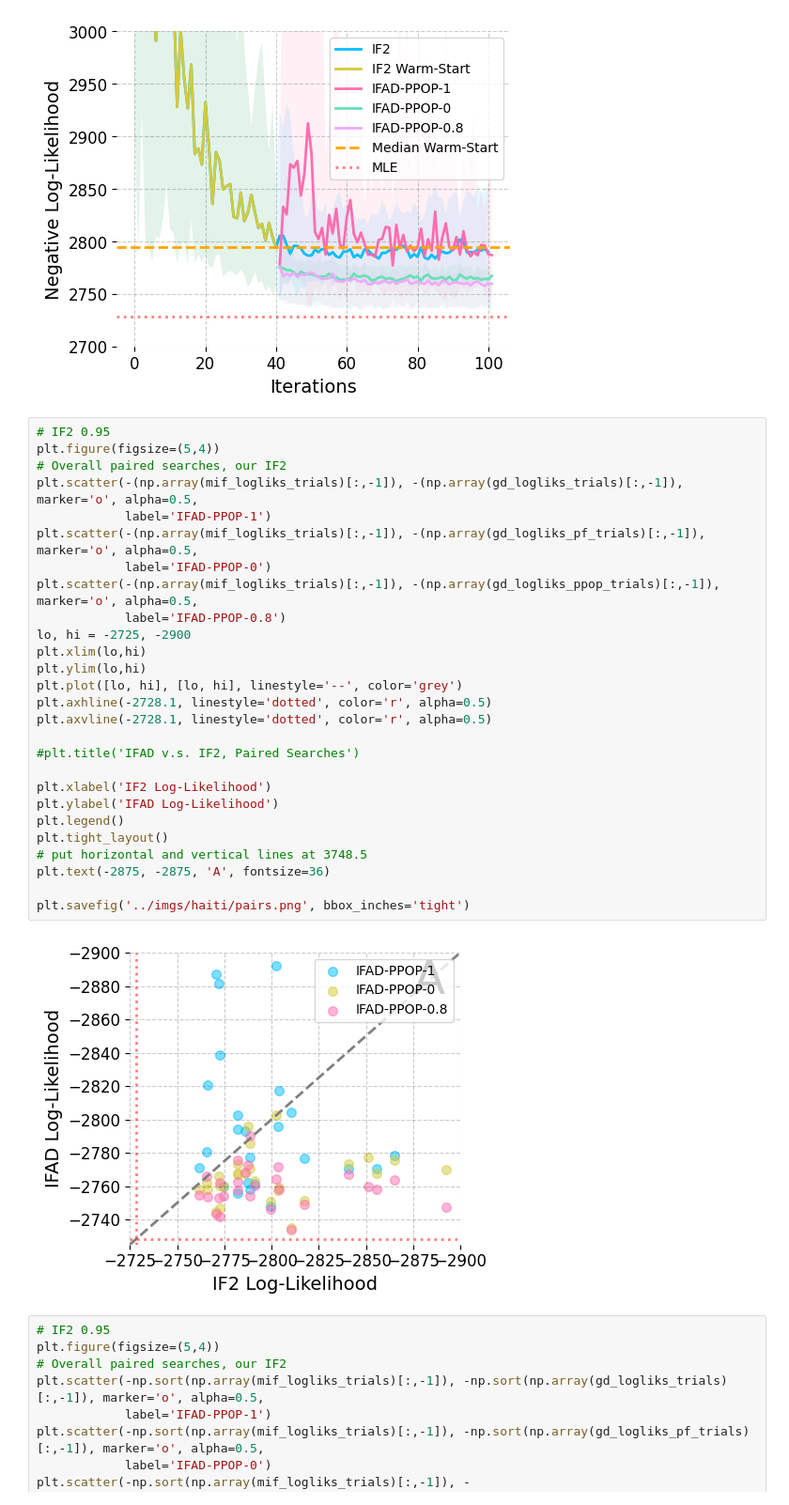
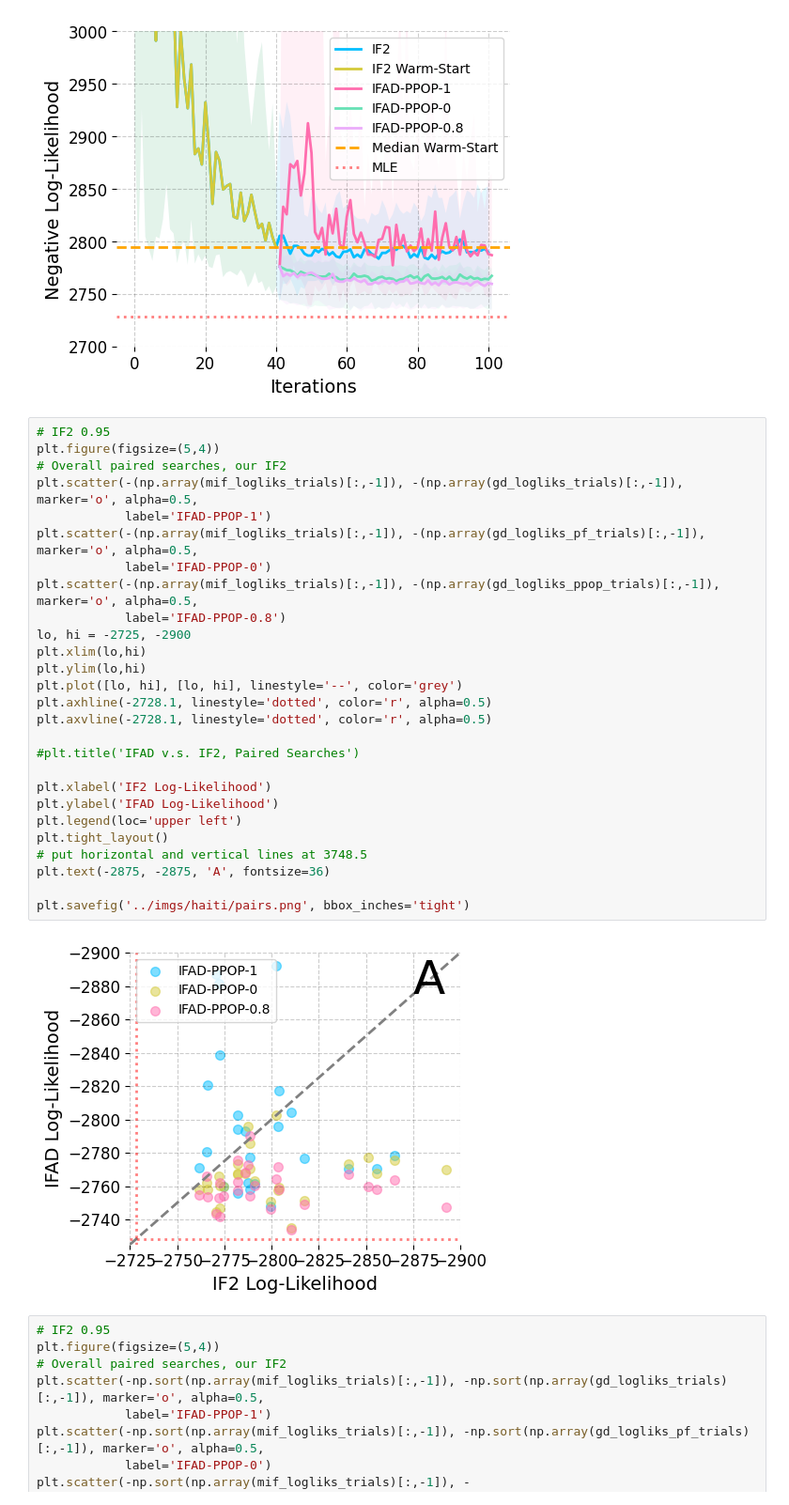
Before and after one commit to hetankevin/diffPomp, a Jupyter notebook: haiti/haiti.ipynb, the cells around one changed output. Shown: that part at 94% size. Saved outputs shown, nothing was run; the diff lists cells and outputs as text.

```diff
--- a/haiti/haiti.ipynb
+++ b/haiti/haiti.ipynb
@@ -586,32 +586,32 @@ plt.savefig('../imgs/haiti/optim.png', bbox_inches='tight')
 # %%
 # IF2 0.95
 plt.figure(figsize=(5,4))
 # Overall paired searches, our IF2
 plt.scatter(-(np.array(mif_logliks_trials)[:,-1]), -(np.array(gd_logliks_trials)[:,-1]), marker='o', alpha=0.5,
             label='IFAD-PPOP-1')
 plt.scatter(-(np.array(mif_logliks_trials)[:,-1]), -(np.array(gd_logliks_pf_trials)[:,-1]), marker='o', alpha=0.5,
             label='IFAD-PPOP-0')
 plt.scatter(-(np.array(mif_logliks_trials)[:,-1]), -(np.array(gd_logliks_ppop_trials)[:,-1]), marker='o', alpha=0.5,
             label='IFAD-PPOP-0.8')
 lo, hi = -2725, -2900
 plt.xlim(lo,hi)
 plt.ylim(lo,hi)
 plt.plot([lo, hi], [lo, hi], linestyle='--', color='grey')
 plt.axhline(-2728.1, linestyle='dotted', color='r', alpha=0.5)
 plt.axvline(-2728.1, linestyle='dotted', color='r', alpha=0.5)
 
 #plt.title('IFAD v.s. IF2, Paired Searches')
 
 plt.xlabel('IF2 Log-Likelihood')
 plt.ylabel('IFAD Log-Likelihood')
-plt.legend()
+plt.legend(loc='upper left')
 plt.tight_layout()
 # put horizontal and vertical lines at 3748.5
 plt.text(-2875, -2875, 'A', fontsize=36)
 
 plt.savefig('../imgs/haiti/pairs.png', bbox_inches='tight')
 # %% [output]
-[figure, old version]
+[figure, new version]
 # %%
 # IF2 0.95
 plt.figure(figsize=(5,4))
```
Also changed, not shown: parts of 1 cell of this notebook, 2 other files.
